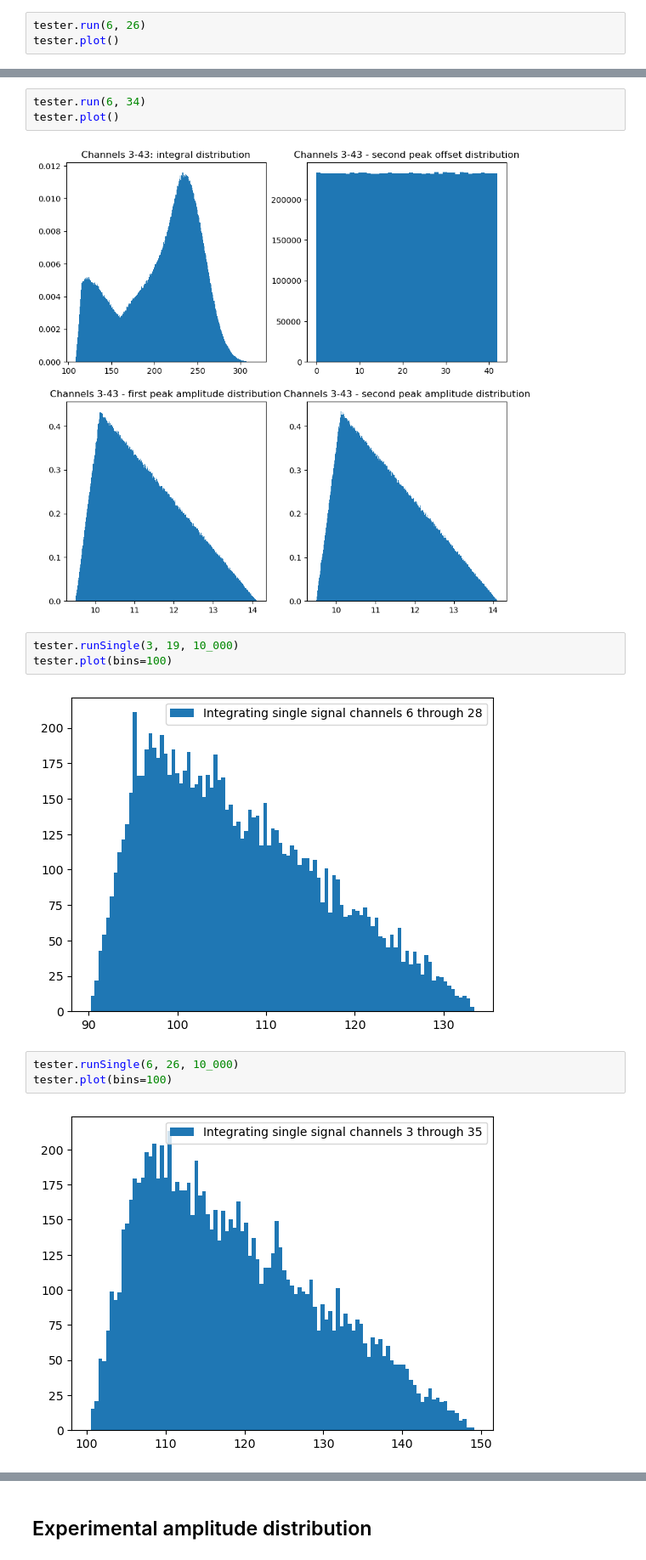
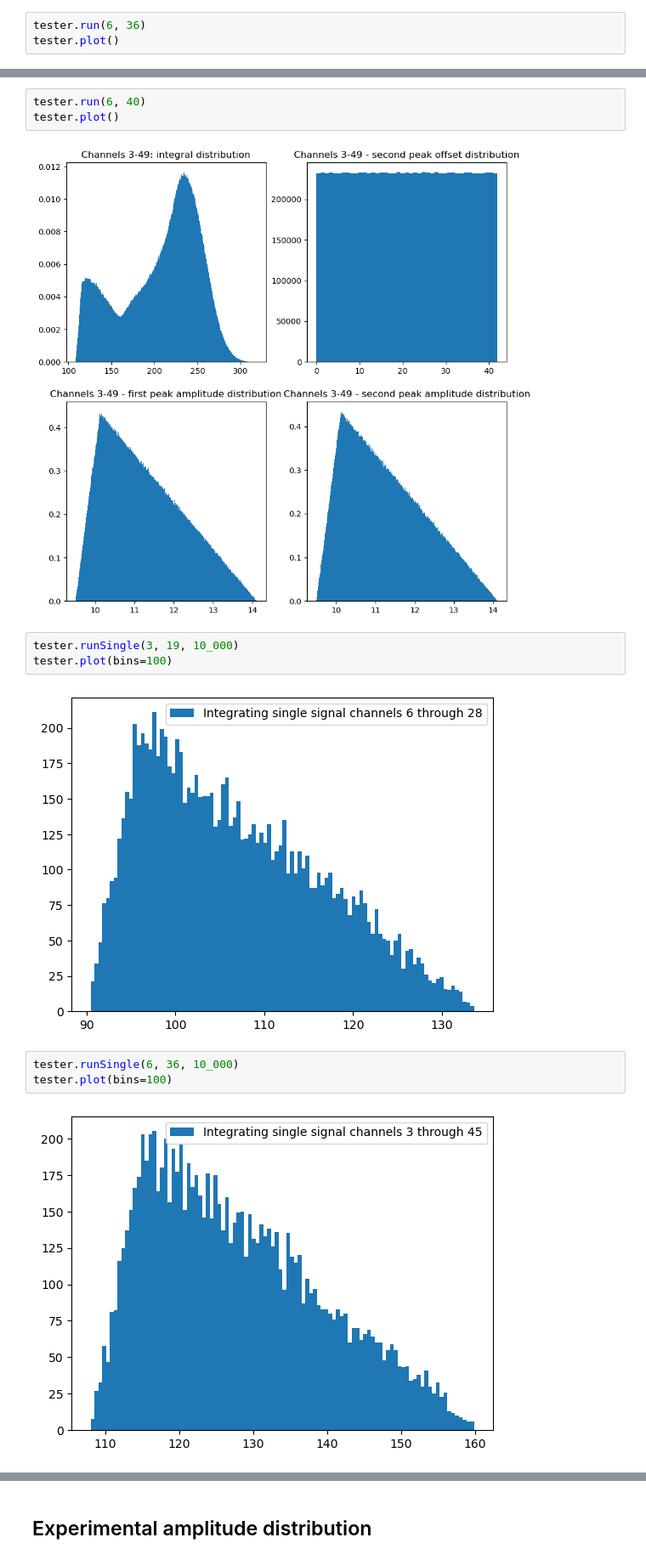
Before and after one commit to GregTheMadMonk/edu-28, a Jupyter notebook: edu-28.ipynb, the cells around one changed output, grey strips where cells are left out. Shown at 85% size. Saved outputs shown, nothing was run; the diff lists cells and outputs as text.

```diff
--- a/edu-28.ipynb
+++ b/edu-28.ipynb
@@ -470,4 +470,4 @@ tester.plot()
 # %%
-tester.run(6, 26)
+tester.run(6, 36)
 tester.plot()
 # %% [output]
@@ -475,5 +475,5 @@ tester.plot()
 # %%
-tester.run(6, 34)
+tester.run(6, 40)
 tester.plot()
 # %% [output]
 [figure]
@@ -481,10 +481,10 @@ tester.plot()
 tester.runSingle(3, 19, 10_000)
 tester.plot(bins=100)
 # %% [output]
-[figure, old version]
+[figure, new version]
 # %%
-tester.runSingle(6, 26, 10_000)
+tester.runSingle(6, 36, 10_000)
 tester.plot(bins=100)
 # %% [output]
-[figure, old version]
+[figure, new version]
 # %%
```
Also changed, not shown: parts of 7 cells of this notebook, 12 other files.
